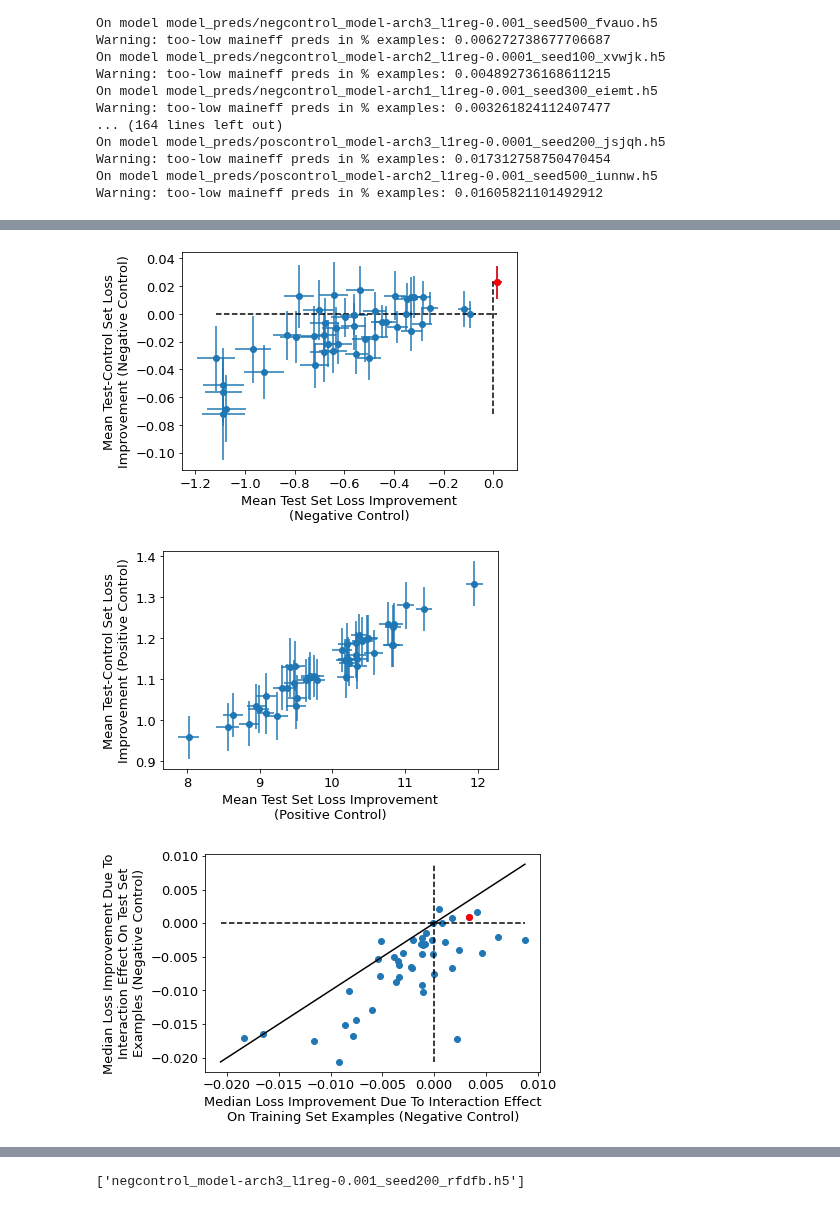
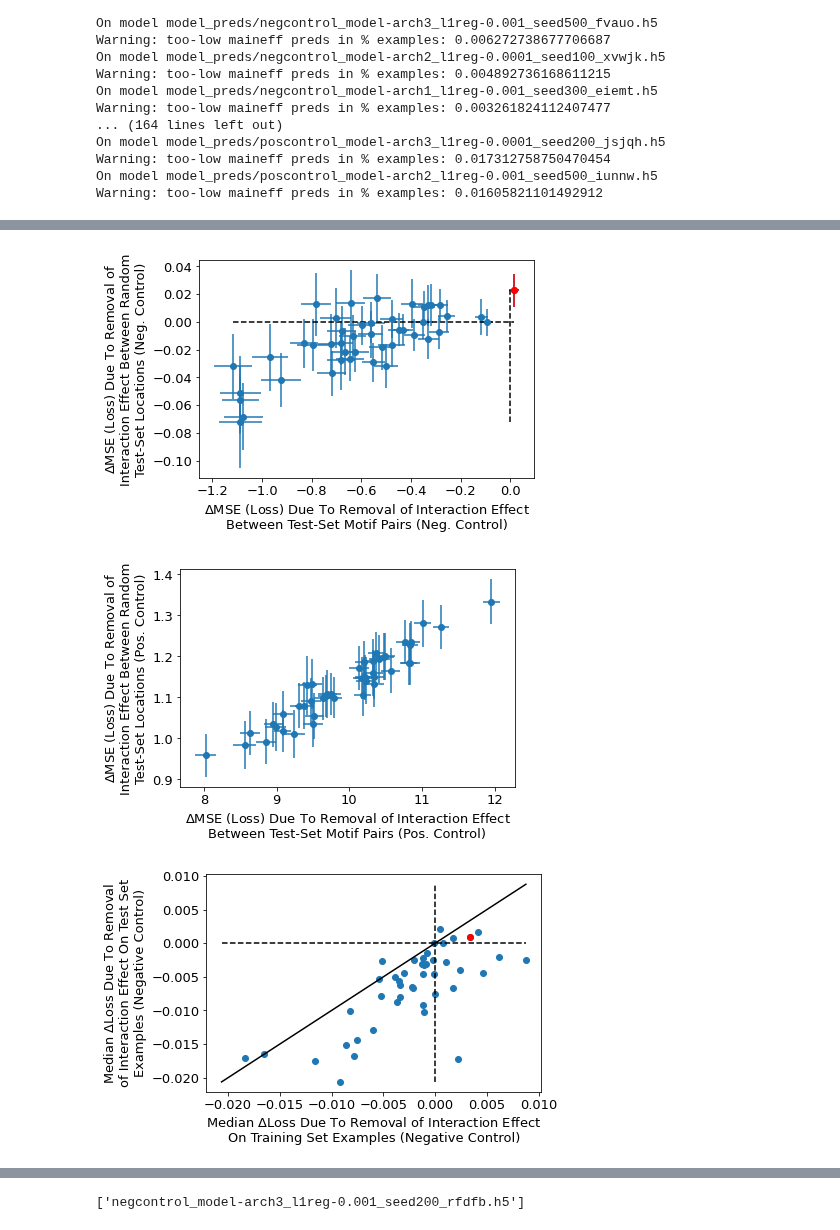
Before and after one commit to kundajelab/feature_interactions, a Jupyter notebook: EvaluateModelsGivenPredictionData.ipynb, the cells around one changed output, grey strips where cells are left out. Cells and saved outputs as stored; diff of their text form; code cells hidden in the pictures.

```diff
--- a/EvaluateModelsGivenPredictionData.ipynb
+++ b/EvaluateModelsGivenPredictionData.ipynb
@@ -576,7 +576,7 @@ for (isposcontrol, results) in [(True, poscontrol_results),
       poscontrol_controltest_lossimp_stderr.append(scipy.stats.sem(
         single_model_result.controltest_toanalyze_lossimprovement))
 # %%
-def xyaxis_scatterplot(x,y, highlight=[], highlight_color='red',
+def xyaxis_scatterplot(x,y, highlight=[], highlight_color='red', density=False,
                        withxeqy=False, **kwargs):
   if (withxeqy):
     all_vals = sorted(list(x)+list(y)+[0] )
@@ -589,7 +589,14 @@ def xyaxis_scatterplot(x,y, highlight=[], highlight_color='red',
   if ('xerr' in kwargs or 'yerr' in kwargs):
     plt.errorbar(x,y,**kwargs)
   else:
-    plt.scatter(x,y,**kwargs)
+    if (density==False):
+      plt.scatter(x,y,**kwargs)
+    else:
+      # Calculate the point density
+      xy = np.vstack([x,y])
+      from scipy.stats import gaussian_kde
+      z = gaussian_kde(xy)(xy)
+      plt.scatter(x,y,c=z, edgecolor='', **kwargs)
   if ('xerr' in kwargs or 'yerr' in kwargs):
     plt.errorbar([x[i] for i in highlight],
                  [y[i] for i in highlight],
@@ -676,43 +686,43 @@ plt.show()
 # %%
 #MEDIAN_MULTIPLIER = 1.353
 
 xyaxis_scatterplot(x=negcontrol_test_lossimp_mean,
                    y=negcontrol_controltest_lossimp_mean,
                    highlight=[negcontrol_modelorder.index(x)
                               for x in failed_paired_wilcoxon_negcontrol],
                    xerr=negcontrol_test_lossimp_stderr,
                    yerr=negcontrol_controltest_lossimp_stderr,
                    fmt='o'
                    )
-plt.xlabel("Mean Test Set Loss Improvement\n(Negative Control)")
-plt.ylabel("Mean Test-Control Set Loss\nImprovement (Negative Control)")
+plt.xlabel(r"$\Delta$MSE (Loss) Due To Removal of Interaction Effect"+"\n"+"Between Test-Set Motif Pairs (Neg. Control)")
+plt.ylabel(r"$\Delta$MSE (Loss) Due To Removal of"+"\n"+"Interaction Effect Between Random"+"\n"+"Test-Set Locations (Neg. Control)")
 plt.show()
 
 plt.errorbar(x=poscontrol_test_lossimp_mean,
                    y=poscontrol_controltest_lossimp_mean,
                    xerr=poscontrol_test_lossimp_stderr,
                    yerr=poscontrol_controltest_lossimp_stderr,
                    fmt='o'
                    )
-plt.xlabel("Mean Test Set Loss Improvement\n(Positive Control)")
-plt.ylabel("Mean Test-Control Set Loss\nImprovement (Positive Control)")
+plt.xlabel(r"$\Delta$MSE (Loss) Due To Removal of Interaction Effect"+"\n"+"Between Test-Set Motif Pairs (Pos. Control)")
+plt.ylabel(r"$\Delta$MSE (Loss) Due To Removal of"+"\n"+"Interaction Effect Between Random"+"\n"+"Test-Set Locations (Pos. Control)")
 plt.show()
 # %% [output]
-[figure, old version]
+[figure, new version]
-[figure, old version]
+[figure, new version]
 # %%
 xyaxis_scatterplot(negcontrol_train_lossimp_median,
                    negcontrol_test_lossimp_median,
                    highlight=[negcontrol_modelorder.index(x)
                               for x in failed_paired_wilcoxon_negcontrol],
                    withxeqy=True)
-plt.ylabel("Median Loss Improvement Due To\n"
-           +"Interaction Effect On Test Set\nExamples (Negative Control)")
-plt.xlabel("Median Loss Improvement Due To "
-           +"Interaction Effect\nOn Training Set Examples (Negative Control)")
+plt.ylabel("Median $\Delta$Loss Due To Removal"+"\n"
+           +"of Interaction Effect On Test Set\nExamples (Negative Control)")
+plt.xlabel("Median $\Delta$Loss Due To "
+           +"Removal of Interaction Effect\nOn Training Set Examples (Negative Control)")
 plt.show()
 # %% [output]
-[figure, old version]
+[figure, new version]
 # %%
 for modeltoplot in failed_paired_wilcoxon_negcontrol:
   single_model_result = negcontrol_results[modeltoplot]
```
Also changed, not shown: parts of 11 cells of this notebook.
